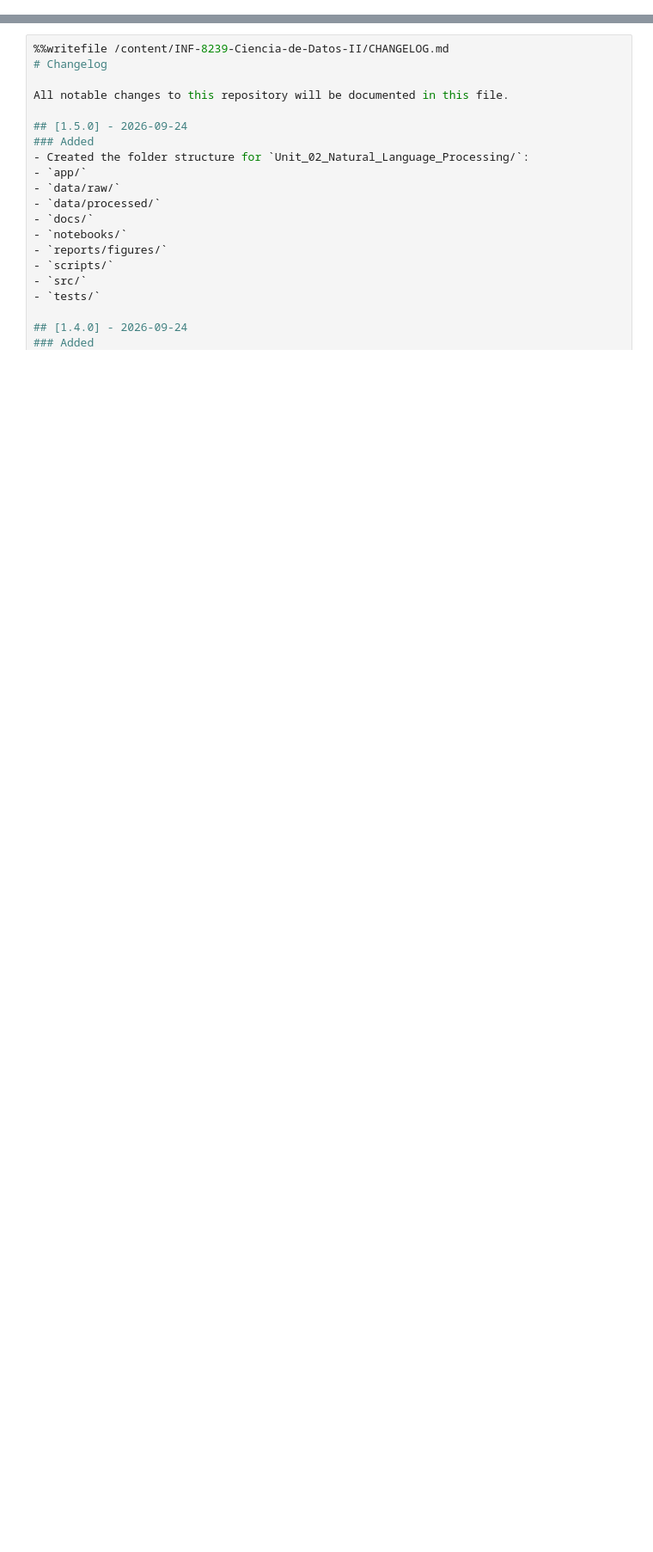
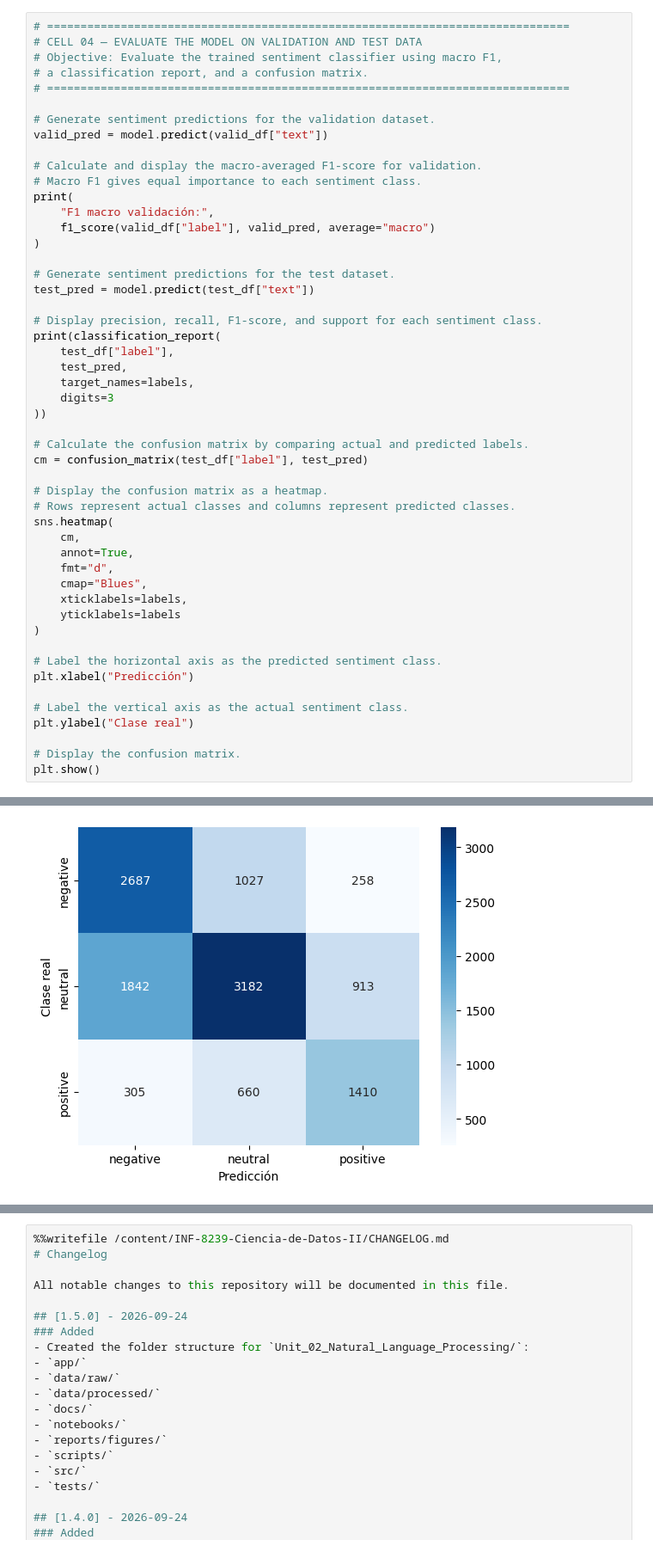
Before and after one commit to pascual-francisco/INF-8239-Ciencia-de-Datos-II, a Jupyter notebook: Unit_02_Natural_Language_Processing/notebooks/U02.LAB04.ipynb, the cells around one changed output, grey strips where cells are left out. Shown at 86% size. Drawn from its saved outputs; the diff is of its cells as text; blank space fills up the shorter version.

```diff
--- a/Unit_02_Natural_Language_Processing/notebooks/U02.LAB04.ipynb
+++ b/Unit_02_Natural_Language_Processing/notebooks/U02.LAB04.ipynb
@@ -58,0 +279,51 @@ Resolving deltas: 100% (358/358), done.
+# %%
+# ==============================================================================
+# CELL 04 — EVALUATE THE MODEL ON VALIDATION AND TEST DATA
+# Objective: Evaluate the trained sentiment classifier using macro F1,
+# a classification report, and a confusion matrix.
+# ==============================================================================
+
+# Generate sentiment predictions for the validation dataset.
+valid_pred = model.predict(valid_df["text"])
+
+# Calculate and display the macro-averaged F1-score for validation.
+# Macro F1 gives equal importance to each sentiment class.
+print(
+    "F1 macro validación:",
+    f1_score(valid_df["label"], valid_pred, average="macro")
+)
+
+# Generate sentiment predictions for the test dataset.
+test_pred = model.predict(test_df["text"])
+
+# Display precision, recall, F1-score, and support for each sentiment class.
+print(classification_report(
+    test_df["label"],
+    test_pred,
+    target_names=labels,
+    digits=3
+))
+
+# Calculate the confusion matrix by comparing actual and predicted labels.
+cm = confusion_matrix(test_df["label"], test_pred)
+
+# Display the confusion matrix as a heatmap.
+# Rows represent actual classes and columns represent predicted classes.
+sns.heatmap(
+    cm,
+    annot=True,
+    fmt="d",
+    cmap="Blues",
+    xticklabels=labels,
+    yticklabels=labels
+)
+
+# Label the horizontal axis as the predicted sentiment class.
+plt.xlabel("Predicción")
+
+# Label the vertical axis as the actual sentiment class.
+plt.ylabel("Clase real")
+
+# Display the confusion matrix.
+plt.show()
+# %% [output]
@@ -58,0 +340 @@ Resolving deltas: 100% (358/358), done.
+[figure, added]
```
Also changed, not shown: parts of 8 cells of this notebook.
